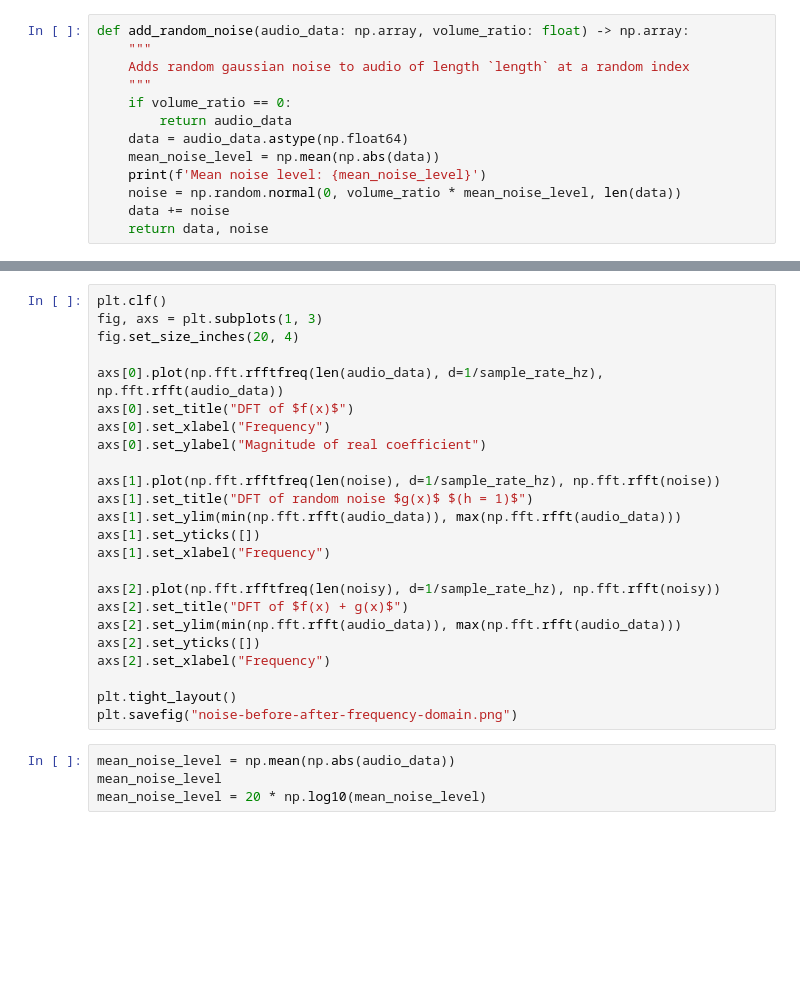
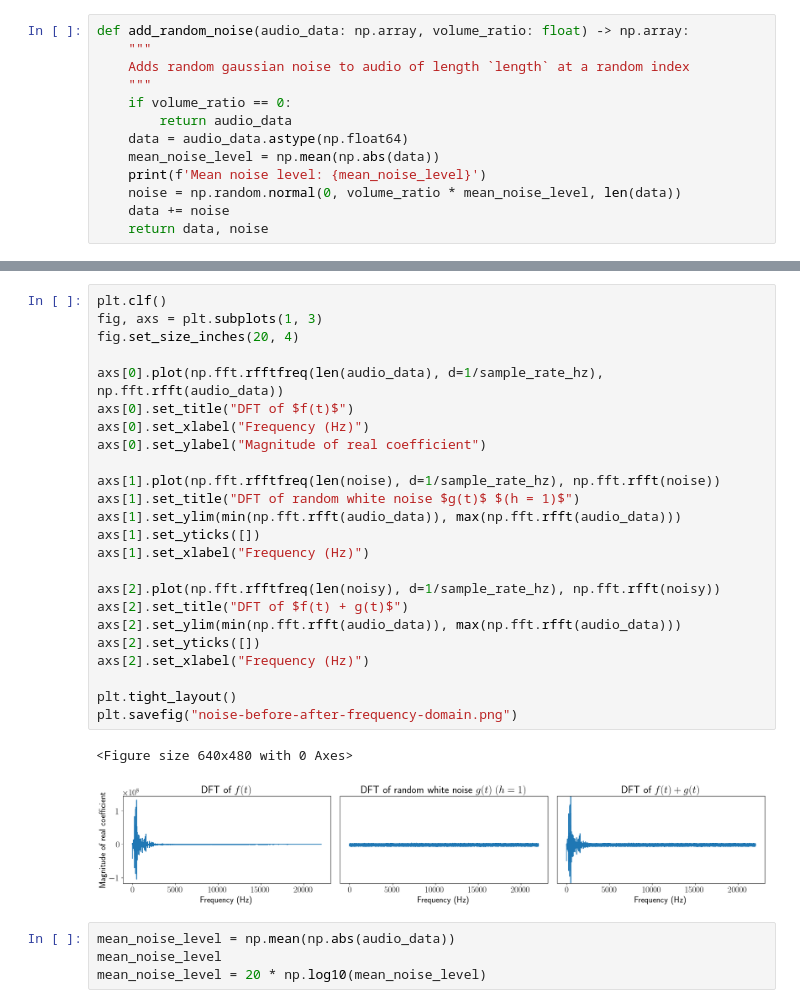
Before and after one commit to ArjunS07/math-ee-code, a Jupyter notebook: music_recognition/noise.ipynb, the cells around one changed output, grey strips where cells are left out. Cells and saved outputs as stored; diff of their text form; blank space fills up the shorter version.

```diff
--- a/music_recognition/noise.ipynb
+++ b/music_recognition/noise.ipynb
@@ -73,27 +91,30 @@ plt.savefig("noise-before-after-time-domain.png")
 # %%
 plt.clf()
 fig, axs = plt.subplots(1, 3)
 fig.set_size_inches(20, 4)
 
 axs[0].plot(np.fft.rfftfreq(len(audio_data), d=1/sample_rate_hz), np.fft.rfft(audio_data))
-axs[0].set_title("DFT of $f(x)$")
-axs[0].set_xlabel("Frequency")
+axs[0].set_title("DFT of $f(t)$")
+axs[0].set_xlabel("Frequency (Hz)")
 axs[0].set_ylabel("Magnitude of real coefficient")
 
 axs[1].plot(np.fft.rfftfreq(len(noise), d=1/sample_rate_hz), np.fft.rfft(noise))
-axs[1].set_title("DFT of random noise $g(x)$ $(h = 1)$")
+axs[1].set_title("DFT of random white noise $g(t)$ $(h = 1)$")
 axs[1].set_ylim(min(np.fft.rfft(audio_data)), max(np.fft.rfft(audio_data)))
 axs[1].set_yticks([])
-axs[1].set_xlabel("Frequency")
+axs[1].set_xlabel("Frequency (Hz)")
 
 axs[2].plot(np.fft.rfftfreq(len(noisy), d=1/sample_rate_hz), np.fft.rfft(noisy))
-axs[2].set_title("DFT of $f(x) + g(x)$")
+axs[2].set_title("DFT of $f(t) + g(t)$")
 axs[2].set_ylim(min(np.fft.rfft(audio_data)), max(np.fft.rfft(audio_data)))
 axs[2].set_yticks([])
-axs[2].set_xlabel("Frequency")
+axs[2].set_xlabel("Frequency (Hz)")
 
 plt.tight_layout()
 plt.savefig("noise-before-after-frequency-domain.png")
+# %% [output]
+<Figure size 640x480 with 0 Axes>
+[figure, added]
 # %%
 mean_noise_level = np.mean(np.abs(audio_data))
 mean_noise_level
```
Also changed, not shown: parts of 7 cells of this notebook, 3 other files.
